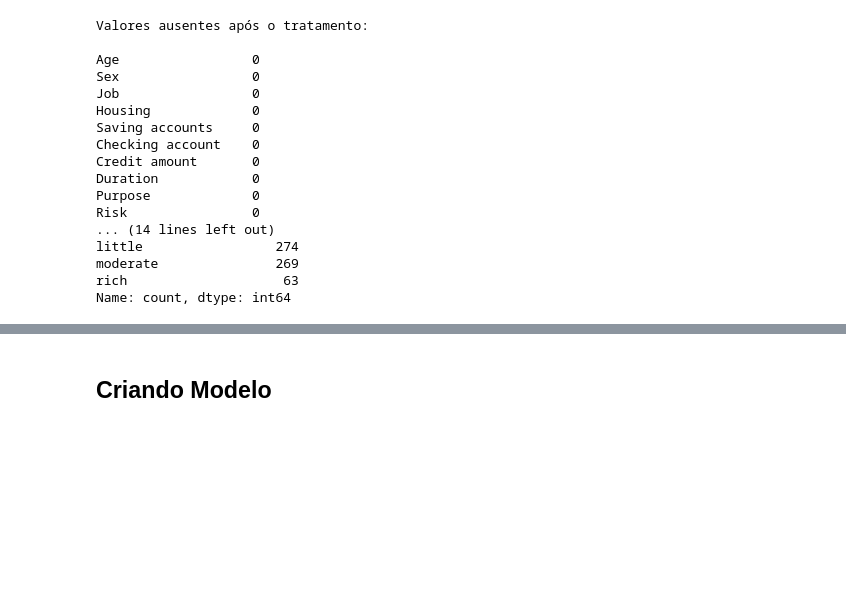
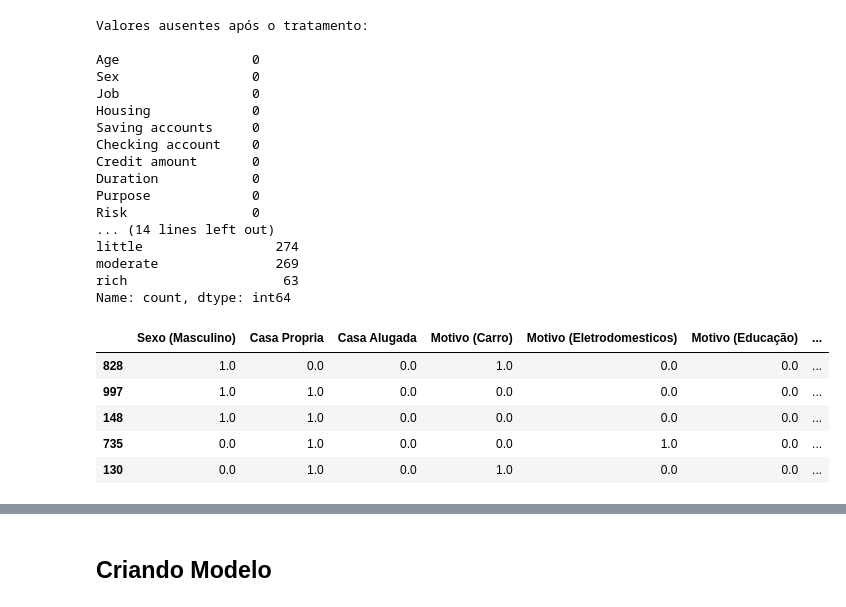
Before and after one commit to VincTorres/Credit_Risk, a Jupyter notebook: notebooks/02_Modelagem.ipynb, the cells around one changed output, grey strips where cells are left out. Cells and saved outputs as stored; diff of their text form; code cells hidden in the pictures; blank space fills up the shorter version.

```diff
--- a/notebooks/02_Modelagem.ipynb
+++ b/notebooks/02_Modelagem.ipynb
@@ -56,12 +56,31 @@ little                 274
 moderate               269
 rich                    63
 Name: count, dtype: int64
+# %%
+# Converter variáveis ordinais para valores numéricos
+ordem_saving = {
+    'No Saving Account': 0,
+    'little': 1,
+    'moderate': 2,
+    'quite rich': 3,
+    'rich': 4
+}
+ordem_checking = {
+    'No Checking Account': 0,
+    'little': 1,
+    'moderate': 2,
+    'rich': 3
+}
 # %%
 # 1. Separar X e y e converter a variável alvo
-X = df.drop( 'Risk', axis=1)
+X = df.drop('Risk', axis=1)
 y = df['Risk'].map({'good': 0, 'bad': 1})
 
-# 2. Divisão entre treino e teste
+X['Saving accounts'] = X['Saving accounts'].map(ordem_saving)
+X['Checking account'] = X['Checking account'].map(ordem_checking)
+
+
+# Divisão entre treino e teste
 X_train, X_test, y_train, y_test = train_test_split(
     X,
     y,
@@ -70,12 +89,23 @@ X_train, X_test, y_train, y_test = train_test_split(
     random_state=42
 )
 
-# Tratamento das variáveis categóricas com OneHotEncoder
-colunas_categoricas = X_train.select_dtypes(include=['object']).columns.tolist()
+# Tratamento das variáveis nominais com OneHotEncoder
+
+colunas_nominais = [
+    'Sex',
+    'Housing',
+    'Purpose'
+]
 
 preprocessor = ColumnTransformer(
     transformers=[
-        ('cat', OneHotEncoder(drop='first', sparse_output=False, handle_unknown='ignore'), colunas_categoricas)
+        ('nominais',
+         OneHotEncoder(
+             drop='first',
+             sparse_output=False,
+             handle_unknown='ignore'
+         ),
+         colunas_nominais)
     ],
     remainder='passthrough'
 )
@@ -83,15 +113,23 @@ preprocessor = ColumnTransformer(
 nomes_brutos = preprocessor.fit(X_train).get_feature_names_out()
 
 nomes_limpos = [
-    nome.replace('cat__', '')       # Apaga a etiqueta cat__
-        .replace('remainder__', '') # Apaga a etiqueta remainder__
-        .replace('_', ' ')          # Troca o sublinhado por espaço
+    nome.replace('nominais__', '')
+        .replace('remainder__', '')
+        .replace('_', ' ')
     for nome in nomes_brutos
 ]
 
-# 3. Cria os DataFrames usando os nomes limpos
-X_train_final = pd.DataFrame(preprocessor.transform(X_train), columns=nomes_limpos, index=X_train.index)
-X_test_final = pd.DataFrame(preprocessor.transform(X_test), columns=nomes_limpos, index=X_test.index)
+X_train_final = pd.DataFrame(
+    preprocessor.transform(X_train),
+    columns=nomes_limpos,
+    index=X_train.index
+)
+
+X_test_final = pd.DataFrame(
+    preprocessor.transform(X_test),
+    columns=nomes_limpos,
+    index=X_test.index
+)
 
 traducao_variaveis = {
     'Duration': 'Prazo do Empréstimo',
@@ -99,40 +137,40 @@ traducao_variaveis = {
     'Age': 'Idade',
     'Job': 'Qualificação profissional',
 
-    'Checking account little': 'Conta Corrente (Saldo Baixo)',
-    'Checking account moderate': 'Conta Corrente (Saldo Moderado)',
-    'Checking account rich': 'Conta Corrente (Saldo Alto)',
-
-    'Saving accounts little': 'Poupança (Saldo Baixo)',
-    'Saving accounts moderate': 'Poupança (Saldo Moderado)',
-    'Saving accounts rich': 'Poupança (Saldo Alto)',
-    'Saving accounts quite rich': 'Poupança (Saldo Muito Alto)',
+    'Checking account': 'Conta Corrente',
+    'Saving accounts': 'Poupança',
 
     'Housing own': 'Casa Propria',
     'Housing rent': 'Casa Alugada',
     'Housing free': 'Casa Cedida',
 
     'Sex male': 'Sexo (Masculino)',
-    'Sex female': 'Sexo (Feminino)',
 
     'Purpose radio/TV': 'Motivo (Radio/TV)',
     'Purpose car': 'Motivo (Carro)',
     'Purpose furniture/equipment': 'Motivo (Moveis/Equipamentos)',
     'Purpose business': 'Motivo (Negocios)',
     'Purpose education': 'Motivo (Educação)',
     'Purpose domestic appliances': 'Motivo (Eletrodomesticos)',
     'Purpose repairs': 'Motivo (Reparos)',
     'Purpose vacation/others': 'Motivo (Ferias/Outros)'
 }
 
 X_train_final = X_train_final.rename(columns=traducao_variaveis)
 X_test_final = X_test_final.rename(columns=traducao_variaveis)
 
 display(X_train_final.head())
 
-# Exibindo os resultados e dimensões finais
+# Exibindo os resultados
 print("Dimensões dos conjuntos:\n")
 print(f"X_train_final: {X_train_final.shape}")
 print(f"X_test_final : {X_test_final.shape}")
 print(f"y_train: {y_train.shape}")
 print(f"y_test : {y_test.shape}")
+# %% [output]
+|  | Sexo (Masculino) | Casa Propria | Casa Alugada | Motivo (Carro) | Motivo (Eletrodomesticos) | Motivo (Educação) | ... |
+| 828 | 1.0 | 0.0 | 0.0 | 1.0 | 0.0 | 0.0 | ... |
+| 997 | 1.0 | 1.0 | 0.0 | 0.0 | 0.0 | 0.0 | ... |
+| 148 | 1.0 | 1.0 | 0.0 | 0.0 | 0.0 | 0.0 | ... |
+| 735 | 0.0 | 1.0 | 0.0 | 0.0 | 1.0 | 0.0 | ... |
+| 130 | 0.0 | 1.0 | 0.0 | 1.0 | 0.0 | 0.0 | ... |
```
Also changed, not shown: parts of 2 cells of this notebook, 5 other files.
